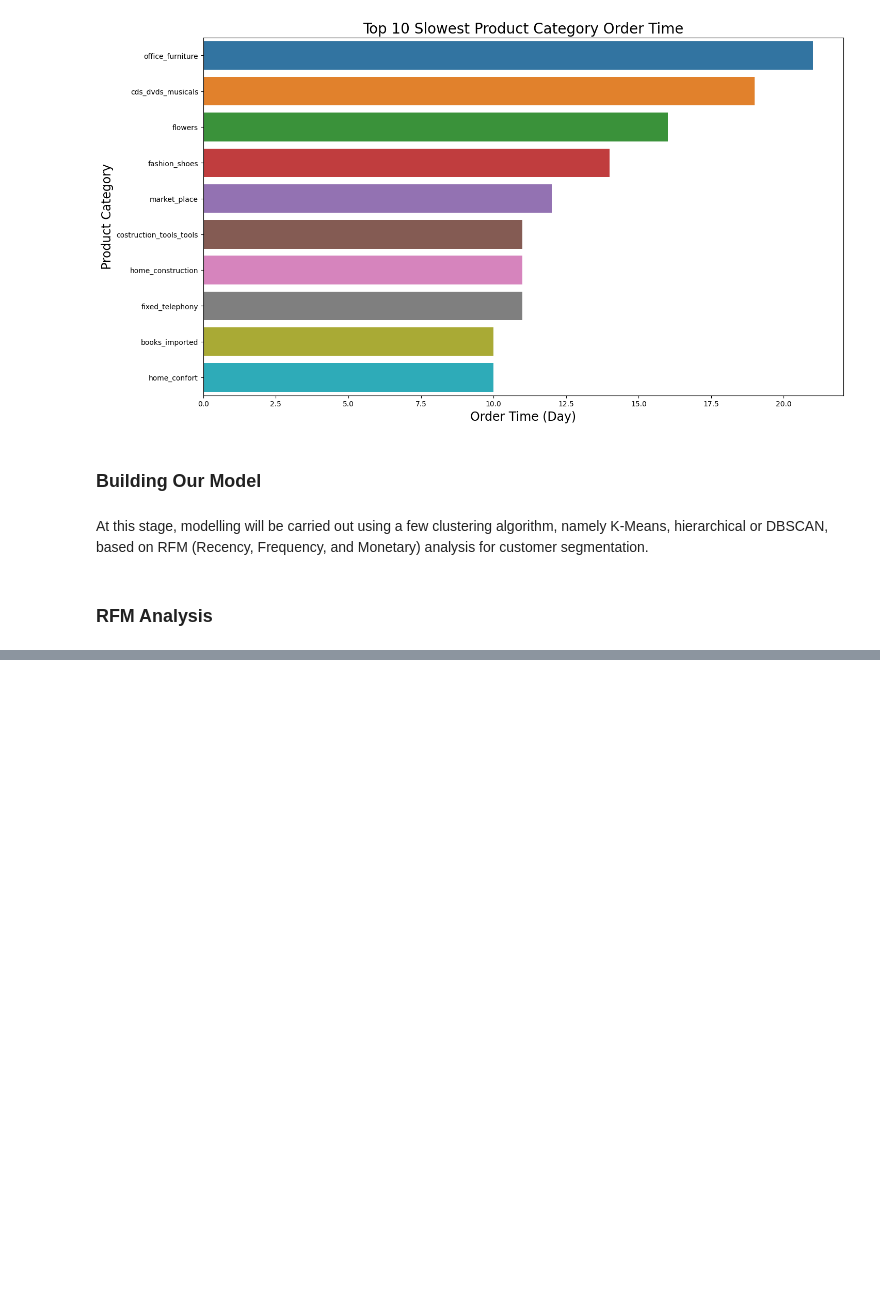
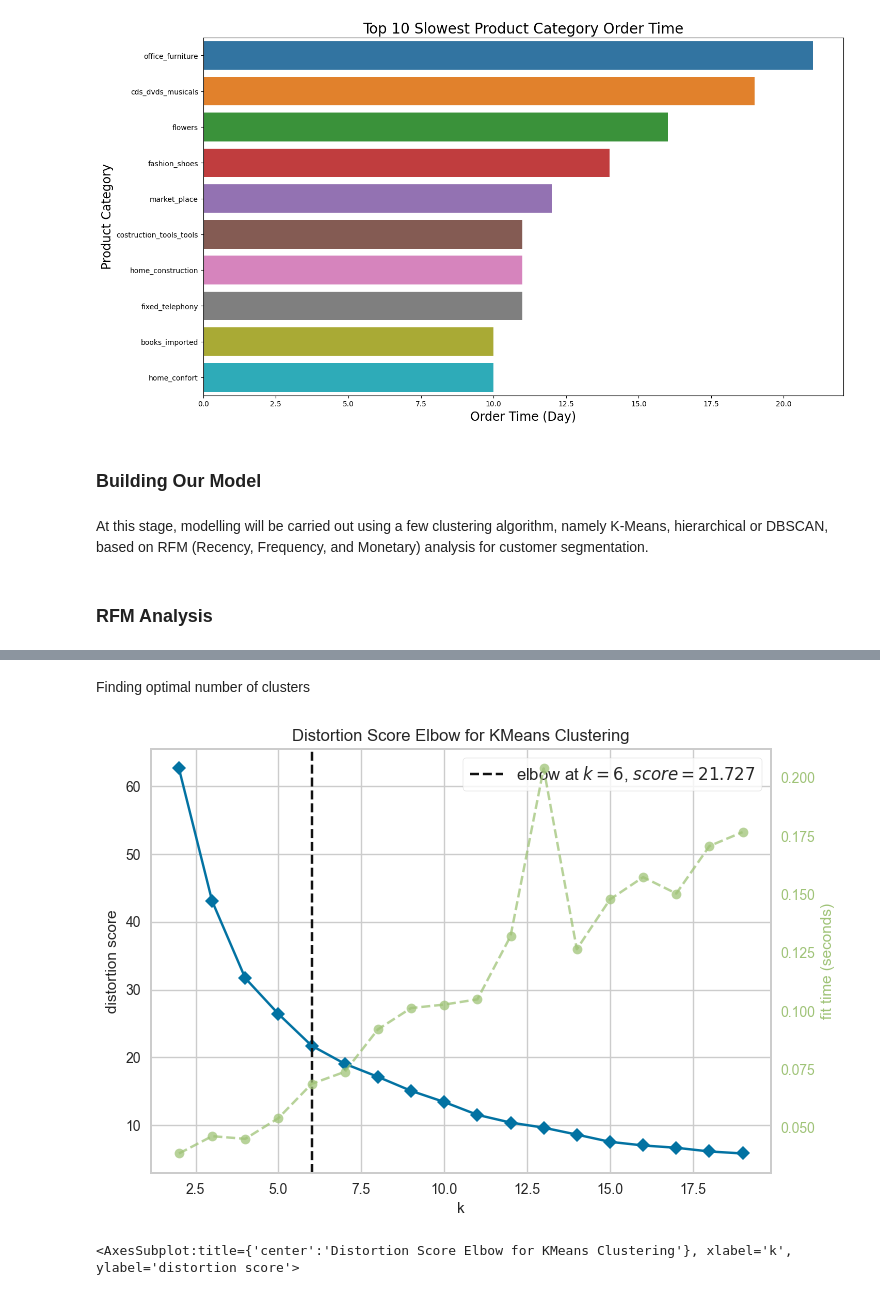
Before and after one commit to MatteoFerraresi/267161, a Jupyter notebook: main.ipynb, the cells around one changed output, grey strips where cells are left out. Cells and saved outputs as stored; diff of their text form; code cells hidden in the pictures; blank space fills up the shorter version.

```diff
--- a/main.ipynb
+++ b/main.ipynb
@@ -356,0 +471,6 @@ At this stage, modelling will be carried out using a  few clustering algorithm,
+# %%
+rfm_scaler = rfm[['Frequency', 'Recency', 'Monetary']]
+scaler = MinMaxScaler((0, 1))
+model_scaling = scaler.fit_transform(rfm_scaler)
+model_df = pd.DataFrame(model_scaling, columns=rfm_scaler.columns)
+model_df.head()
@@ -356,0 +484,10 @@ At this stage, modelling will be carried out using a  few clustering algorithm,
+# %% [markdown]
+Finding optimal number of clusters
+# %%
+kmeans = KMeans()
+elbow = KElbowVisualizer(kmeans, k=(2, 20))
+elbow.fit(model_df)
+elbow.show()
+# %% [output]
+[figure, added]
+<AxesSubplot:title={'center':'Distortion Score Elbow for KMeans Clustering'}, xlabel='k', ylabel='distortion score'>
```
Also changed, not shown: parts of 12 cells of this notebook.
